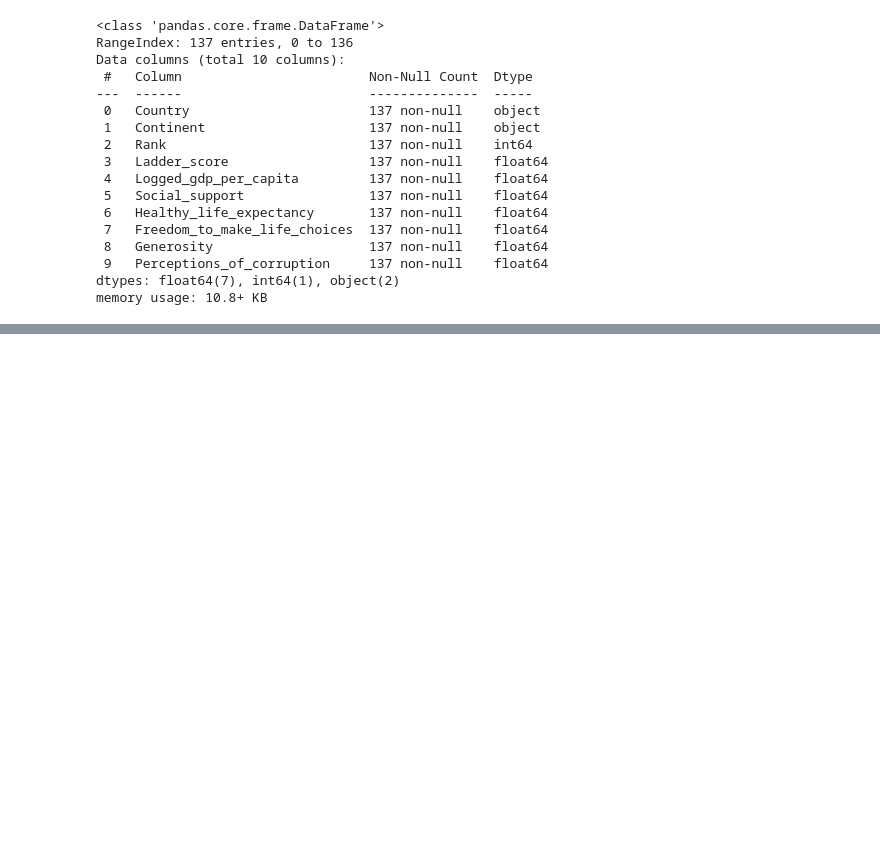
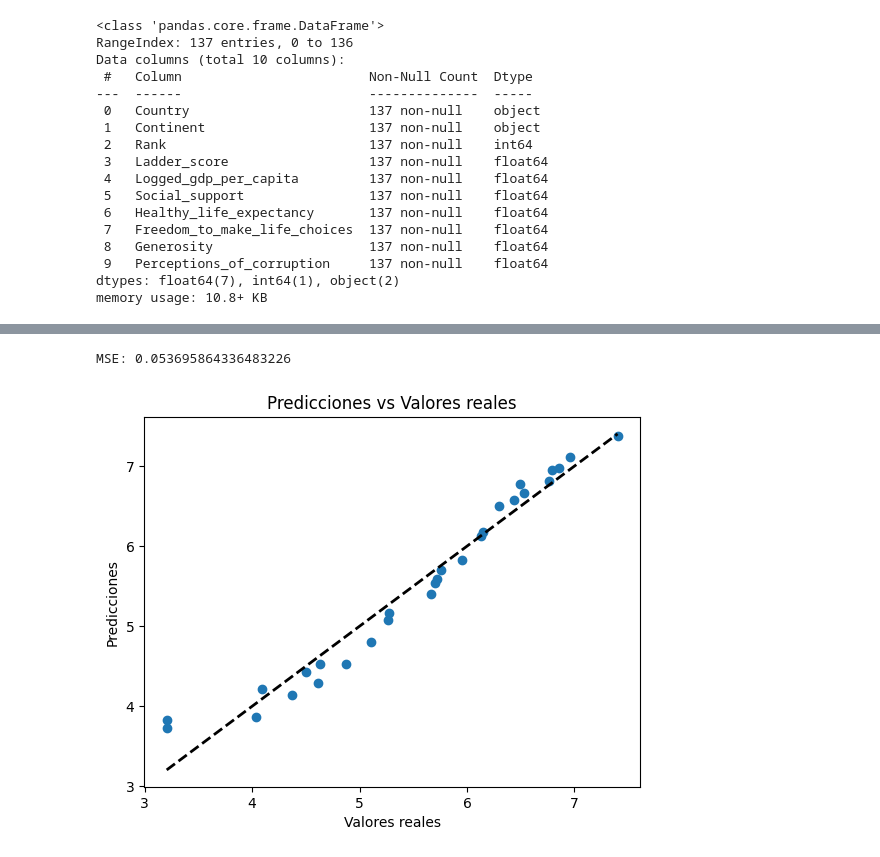
Before and after one commit to jose-luis666/w8-final_project, a Jupyter notebook: Untitled-2.ipynb, the cells around one changed output, grey strips where cells are left out. Drawn from its saved outputs; the diff is of its cells as text; code cells hidden in the pictures; blank space fills up the shorter version.

```diff
--- a/Untitled-2.ipynb
+++ b/Untitled-2.ipynb
@@ -1092,0 +1060,13 @@ df_filtrado
+# %%
+import pandas as pd
+
+# Supongamos que tu DataFrame original se llama df y tiene una columna llamada "Healthy_life_expectancy"
+
+# Crear el nuevo DataFrame df_25 con las mismas filas y columnas que df
+df_24 = df.copy()
+
+# Aplicar la operación de resta a la columna "Healthy_life_expectancy"
+df_24["Healthy_life_expectancy"] = df_24["Healthy_life_expectancy"].apply(lambda x: x - 5)
+
+# Verificar el resultado
+df_24
@@ -1092,0 +1087,7 @@ df_filtrado
+# %%
+X = df_24.drop("Ladder_score", axis=1)  # características
+y = df_24["Ladder_score"]  # variable objetivo
+# %%
+from sklearn.model_selection import train_test_split
+
+X_train, X_test, y_train, y_test = train_test_split(X, y, test_size=0.2, random_state=42)
@@ -1092,0 +1149,19 @@ df_filtrado
+# %%
+from sklearn.metrics import mean_squared_error
+
+mse = mean_squared_error(y_test, prediccion_1)
+print("MSE:", mse)
+# %% [output]
+MSE: 0.053695864336483226
+# %%
+import matplotlib.pyplot as plt
+
+# Graficar las predicciones vs los valores reales
+plt.scatter(y_test, predictions)
+plt.plot([y_test.min(), y_test.max()], [y_test.min(), y_test.max()], 'k--', lw=2)  # Línea de referencia
+plt.xlabel('Valores reales')
+plt.ylabel('Predicciones')
+plt.title('Predicciones vs Valores reales')
+plt.show()
+# %% [output]
+[figure, added]
```
Also changed, not shown: parts of 16 cells of this notebook.
